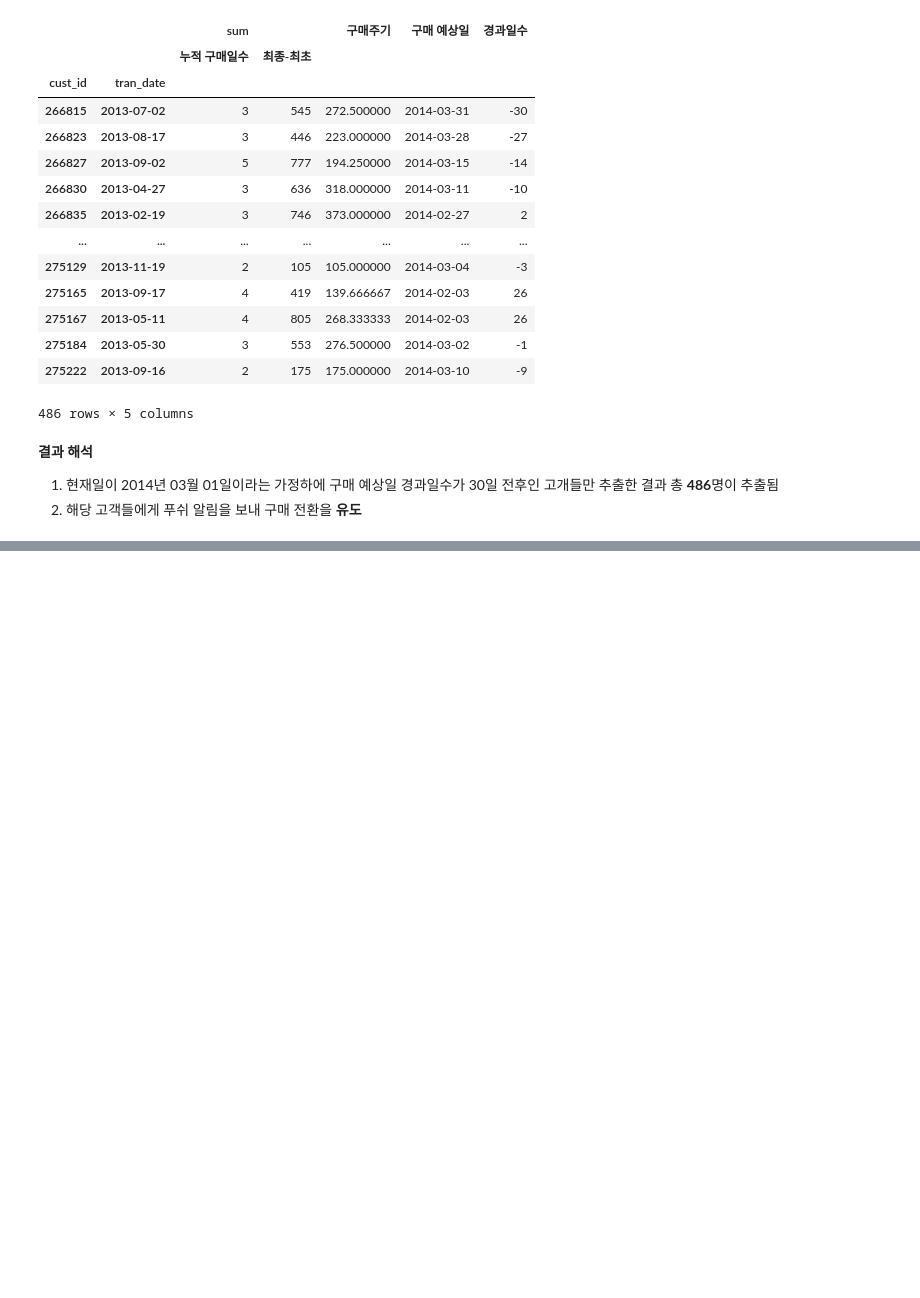
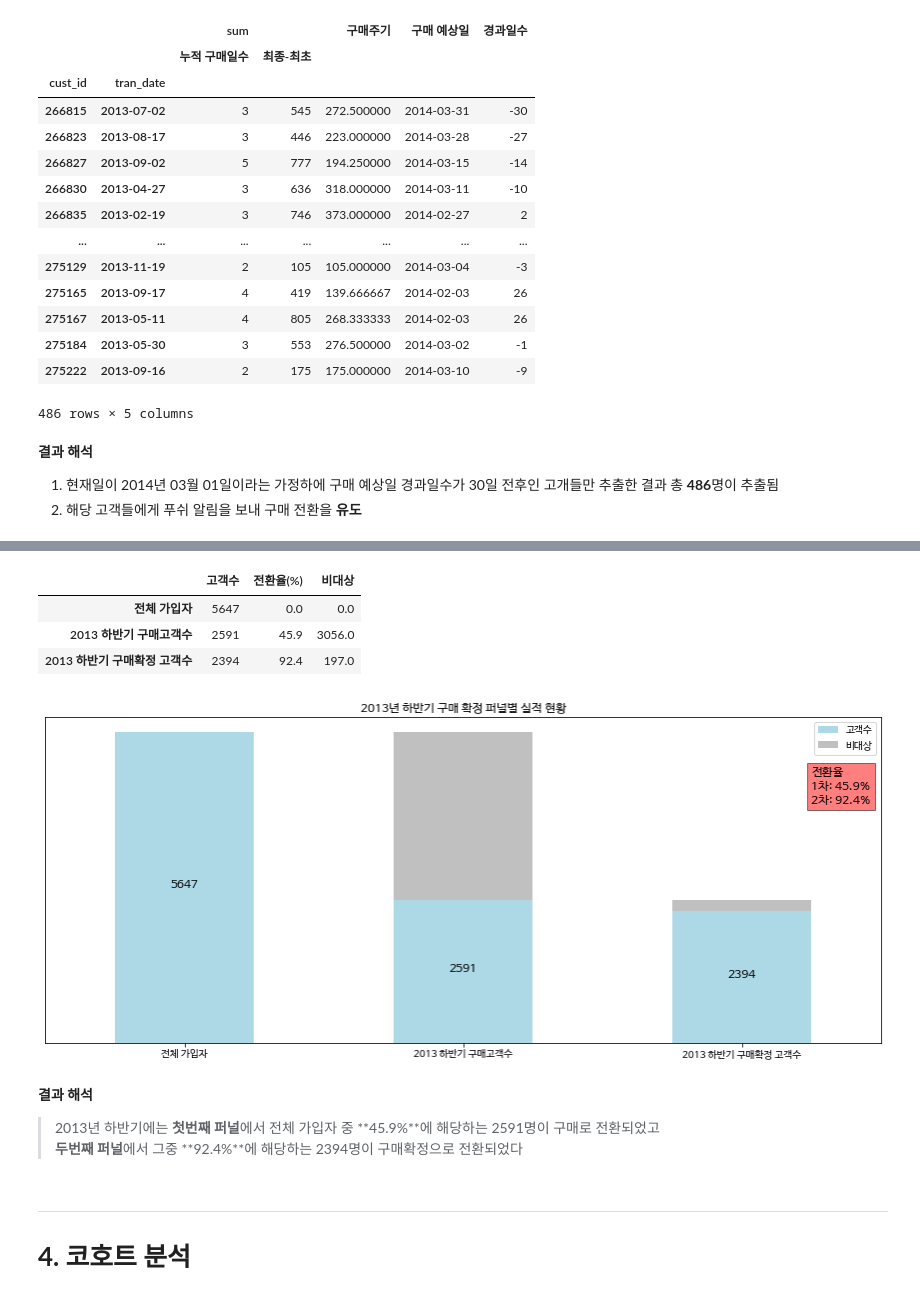
Before and after one commit to sunnyl94/Data-Analysis-Folder, a Jupyter notebook: Retail_Case_Study.ipynb, the cells around one changed output, grey strips where cells are left out. Saved outputs shown, nothing was run; the diff lists cells and outputs as text; code cells hidden in the pictures; blank space fills up the shorter version.

```diff
--- a/Retail_Case_Study.ipynb
+++ b/Retail_Case_Study.ipynb
@@ -992,0 +1018,5 @@ cycle_df[(cycle_df['경과일수'] <= 30) & (cycle_df['경과일수'] >= -30)]
+# %%
+df_copy4 = new_data.copy()
+
+# 2013년 하반기 (7월~12월) 구매고객
+df_copy4 = df_copy4[(df_copy4["tran_date"] >= '2013-07-01') & (df_copy4["tran_date"] < '2014-01-01')]
@@ -992,0 +1044,46 @@ cycle_df[(cycle_df['경과일수'] <= 30) & (cycle_df['경과일수'] >= -30)]
+# %%
+data = [[len_customer, 0], [first_funnel, first_funnel_ratio], [second_funnel, second_funnel_ratio]]
+index = ['전체 가입자', '2013 하반기 구매고객수', '2013 하반기 구매확정 고객수']
+df_funnel = pd.DataFrame(data, index=index, columns=['고객수', '전환율(%)'])
+
+# 비대상 고객의 수 계산
+df_funnel['비대상'] = df_funnel['고객수'].shift(1) - df_funnel['고객수']
+df_funnel['비대상'] = df_funnel['비대상'].fillna(0)
+
+display(df_funnel)
+# %% [output]
+|  | 고객수 | 전환율(%) | 비대상 |
+| 전체 가입자 | 5647 | 0.0 | 0.0 |
+| 2013 하반기 구매고객수 | 2591 | 45.9 | 3056.0 |
+| 2013 하반기 구매확정 고객수 | 2394 | 92.4 | 197.0 |
+# %%
+fig, ax = plt.subplots(figsize=(15, 6))
+
+df_funnel[["고객수", "비대상"]].plot(kind='bar', stacked=True, color=['#ADD8E6', '#C0C0C0'], ax=ax)
+
+ax.set_xticklabels(df_funnel.index, rotation=0)
+ax.set_title("2013년 하반기 구매 확정 퍼널별 실적 현황")
+ax.set_yticks([])
+
+for i, val in enumerate(df_funnel['고객수']):
+    ax.annotate(str(val), xy=(i, val/2), ha='center', fontsize=12)
+
+plt.text(2.25, 4300,
+         f'전환율\n1차: {df_funnel["전환율(%)"][1]}%\n2차: {df_funnel["전환율(%)"][2]}%',
+         ha='left', va='bottom', fontsize=12,
+         bbox=dict(facecolor='red', alpha=0.5))
+
+plt.show()
+# %% [output]
+[figure, added]
+# %% [markdown]
+**결과 해석**<br>
+> 2013년 하반기에는 **첫번째 퍼널**에서 전체 가입자 중 **45.9%**에 해당하는 2591명이 구매로 전환되었고<br>
+**두번째 퍼널**에서 그중 **92.4%**에 해당하는 2394명이 구매확정으로 전환되었다
+# %% [markdown]
+
+
+---
+
+
+# **4. 코호트 분석**
```
Also changed, not shown: parts of 4 cells of this notebook.
